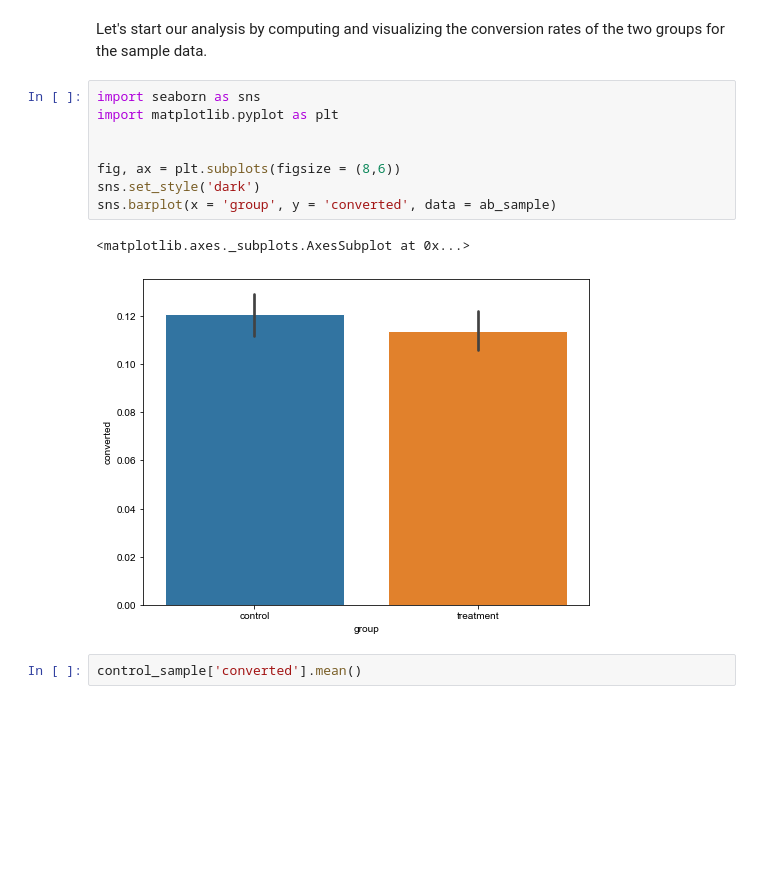
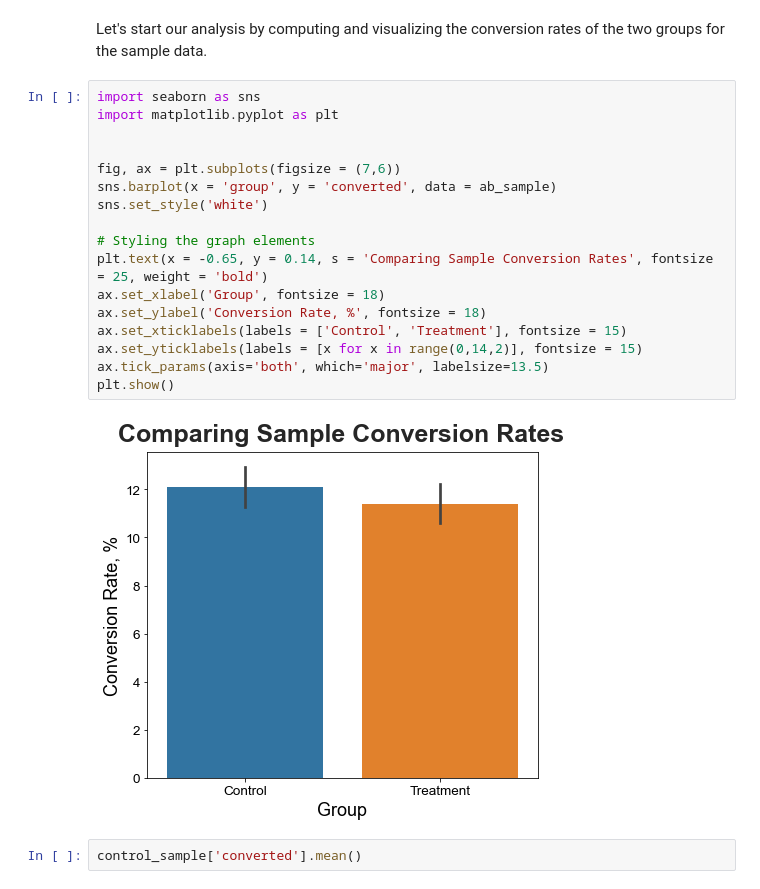
Before and after one commit to AJBrillantes/data-analyst-portfolio, a Jupyter notebook: ab_testing/ab_testing_conversion_rates.ipynb, the cells around one changed output. Saved outputs shown, nothing was run; the diff lists cells and outputs as text; blank space fills up the shorter version.

```diff
--- a/ab_testing/ab_testing_conversion_rates.ipynb
+++ b/ab_testing/ab_testing_conversion_rates.ipynb
@@ -259,17 +261,25 @@ pd.pivot_table(ab_sample, values = 'converted', index = 'group', columns = 'land
 # Analyzing the Data
 # %% [markdown]
 Let's start our analysis by computing and visualizing the conversion rates of the two groups for the sample data.
-# %%
-import seaborn as sns
-import matplotlib.pyplot as plt
-
-
-fig, ax = plt.subplots(figsize = (8,6))
-sns.set_style('dark')
-sns.barplot(x = 'group', y = 'converted', data = ab_sample)
-# %% [output]
-<matplotlib.axes._subplots.AxesSubplot at 0x...>
-[figure, removed]
+# %%
+import seaborn as sns
+import matplotlib.pyplot as plt
+
+
+fig, ax = plt.subplots(figsize = (7,6))
+sns.barplot(x = 'group', y = 'converted', data = ab_sample)
+sns.set_style('white')
+
+# Styling the graph elements
+plt.text(x = -0.65, y = 0.14, s = 'Comparing Sample Conversion Rates', fontsize = 25, weight = 'bold')
+ax.set_xlabel('Group', fontsize = 18)
+ax.set_ylabel('Conversion Rate, %', fontsize = 18)
+ax.set_xticklabels(labels = ['Control', 'Treatment'], fontsize = 15)
+ax.set_yticklabels(labels = [x for x in range(0,14,2)], fontsize = 15)
+ax.tick_params(axis='both', which='major', labelsize=13.5)
+plt.show()
+# %% [output]
+[figure, added]
 # %%
 control_sample['converted'].mean()
 # %% [output]
```
Also changed, not shown: parts of 1 cell of this notebook, 2 other files.
